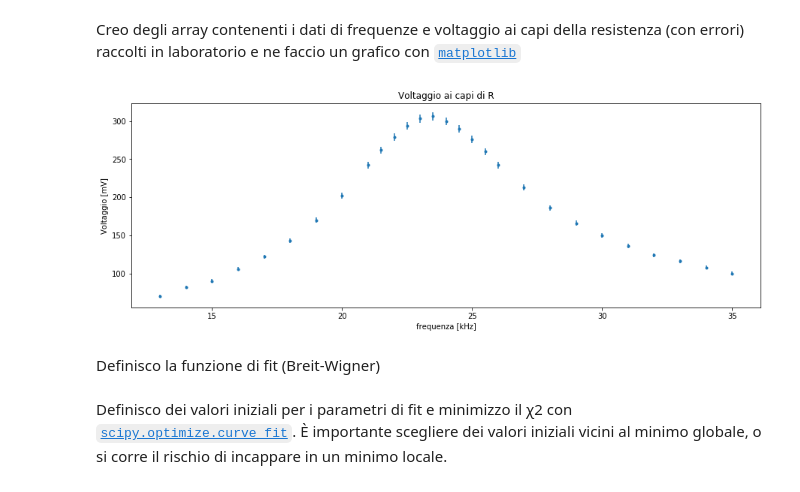
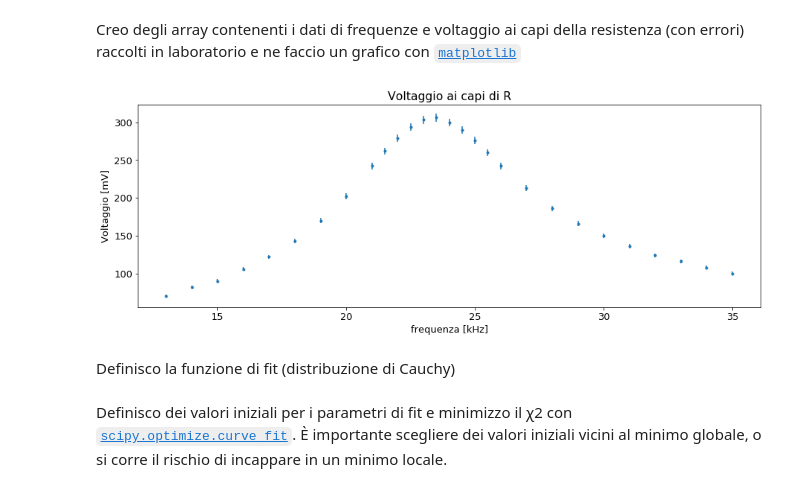
Before and after one commit to gipert/notebooks, a Jupyter notebook: chi-square-analysis-RLC.ipynb, the cells around one changed output. Drawn from its saved outputs; the diff is of its cells as text; code cells hidden in the pictures.

```diff
--- a/chi-square-analysis-RLC.ipynb
+++ b/chi-square-analysis-RLC.ipynb
@@ -37,27 +37,28 @@ Creo degli array contenenti i dati di frequenze e voltaggio ai capi della resist
 # %%
 from numpy import sqrt
 
-f_kHz = np.array([13, 14, 15, 16, 17, 18, 19, 20,
+f_kHz = [13, 14, 15, 16, 17, 18, 19, 20,
      21, 21.5, 22, 22.5, 23, 23.5, 24,
      24.5, 25, 25.5, 26, 27, 28, 29,
-     30, 31, 32, 33, 34, 35])
-V_mV = np.array([70, 82, 90, 106, 122, 143, 170, 202,
+     30, 31, 32, 33, 34, 35]
+V_mV = [70, 82, 90, 106, 122, 143, 170, 202,
      242, 262, 279, 294, 303, 306, 300, 290,
      276, 260, 242, 213, 186, 166, 150, 136,
-     124, 116, 108, 100])
+     124, 116, 108, 100]
 
 # gli errori sono calcolati assumendo un fondo scala di 50 mV
 σ_V = np.array([sqrt((0.04*50)**2 + (0.015*v)**2) for v in V_mV])
 
+plt.rcParams['font.size'] = 13
 plt.rcParams['figure.figsize'] = [15, 5]
 plt.errorbar(f_kHz, V_mV, yerr=σ_V, fmt='.')
 plt.title("Voltaggio ai capi di R")
 plt.xlabel("frequenza [kHz]")
 plt.ylabel("Voltaggio [mV]");
 # %% [output]
-[figure, old version]
+[figure, new version]
 # %% [markdown]
-Definisco la funzione di fit (Breit-Wigner)
+Definisco la funzione di fit (distribuzione di Cauchy)
 # %%
 from numpy import pi
 
```
Also changed, not shown: parts of 3 cells of this notebook.
